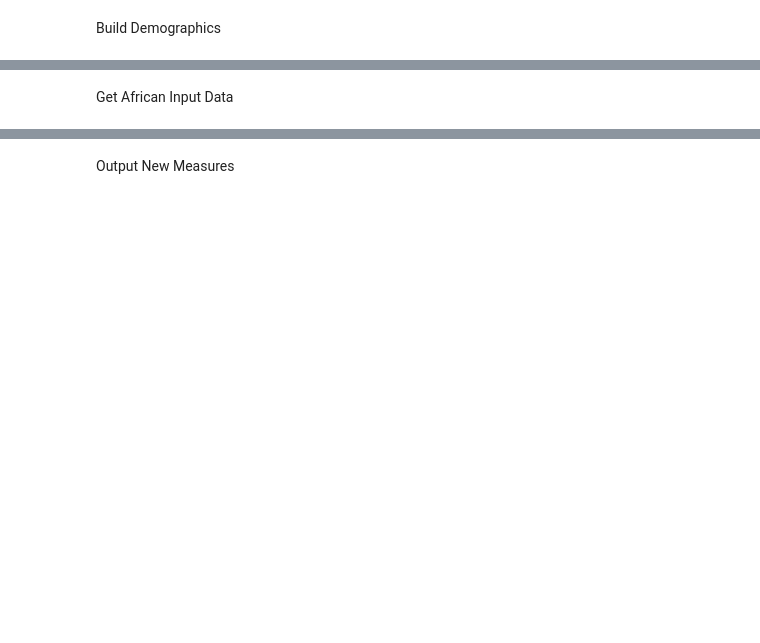
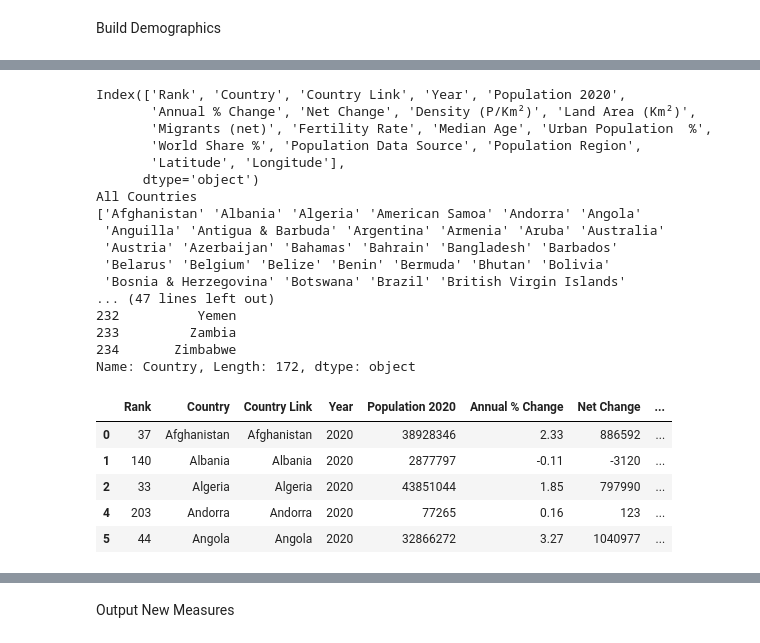
Before and after one commit to janinewhite/Global-COVID-Surveillance, a Jupyter notebook: COVID Surveillance.ipynb, the cells around one changed output, grey strips where cells are left out. Drawn from its saved outputs; the diff is of its cells as text; code cells hidden in the pictures; blank space fills up the shorter version.

```diff
--- a/COVID Surveillance.ipynb
+++ b/COVID Surveillance.ipynb
@@ -686,17 +571,40 @@ country_populations.head()
 # %%
 country_demographics_all = pd.merge(country_populations, country_locations, how="left", on="Country")
 print(country_demographics_all.columns)
 print("All Countries")
-print(country_demographics_all["Country"].sort_values(ascending = True).unique())
+demographics_countries = country_demographics_all["Country"].sort_values(ascending = True).unique()
+print(demographics_countries)
 country_demographics_all["Country"] = country_demographics_all["Country"].astype(str)
 print("Configured Countries")
 print(configured_countries)
 is_configured_demographics = country_demographics_all.Country.isin(configured_countries)
 country_demographics = country_demographics_all[is_configured_demographics].copy()
 print(country_demographics["Country"])
 country_demographics.head()
+# %% [output]
+Index(['Rank', 'Country', 'Country Link', 'Year', 'Population 2020',
+       'Annual % Change', 'Net Change', 'Density (P/Km²)', 'Land Area (Km²)',
+       'Migrants (net)', 'Fertility Rate', 'Median Age', 'Urban Population  %',
+       'World Share %', 'Population Data Source', 'Population Region',
+       'Latitude', 'Longitude'],
+      dtype='object')
+All Countries
+['Afghanistan' 'Albania' 'Algeria' 'American Samoa' 'Andorra' 'Angola'
+ 'Anguilla' 'Antigua & Barbuda' 'Argentina' 'Armenia' 'Aruba' 'Australia'
+ 'Austria' 'Azerbaijan' 'Bahamas' 'Bahrain' 'Bangladesh' 'Barbados'
+ 'Belarus' 'Belgium' 'Belize' 'Benin' 'Bermuda' 'Bhutan' 'Bolivia'
+ 'Bosnia & Herzegovina' 'Botswana' 'Brazil' 'British Virgin Islands'
+... (47 lines left out)
+232          Yemen
+233         Zambia
+234       Zimbabwe
+Name: Country, Length: 172, dtype: object
+|  | Rank | Country | Country Link | Year | Population 2020 | Annual % Change | Net Change | ... |
+| 0 | 37 | Afghanistan | Afghanistan | 2020 | 38928346 | 2.33 | 886592 | ... |
+| 1 | 140 | Albania | Albania | 2020 | 2877797 | -0.11 | -3120 | ... |
+| 2 | 33 | Algeria | Algeria | 2020 | 43851044 | 1.85 | 797990 | ... |
+| 4 | 203 | Andorra | Andorra | 2020 | 77265 | 0.16 | 123 | ... |
+| 5 | 44 | Angola | Angola | 2020 | 32866272 | 3.27 | 1040977 | ... |
-# %% [markdown]
-Get African Input Data
 # %%
 is_configured = c.name.isin(configured_countries)
 configured = c[is_configured].copy()
```
Also changed, not shown: parts of 51 cells of this notebook, 2 other files.
